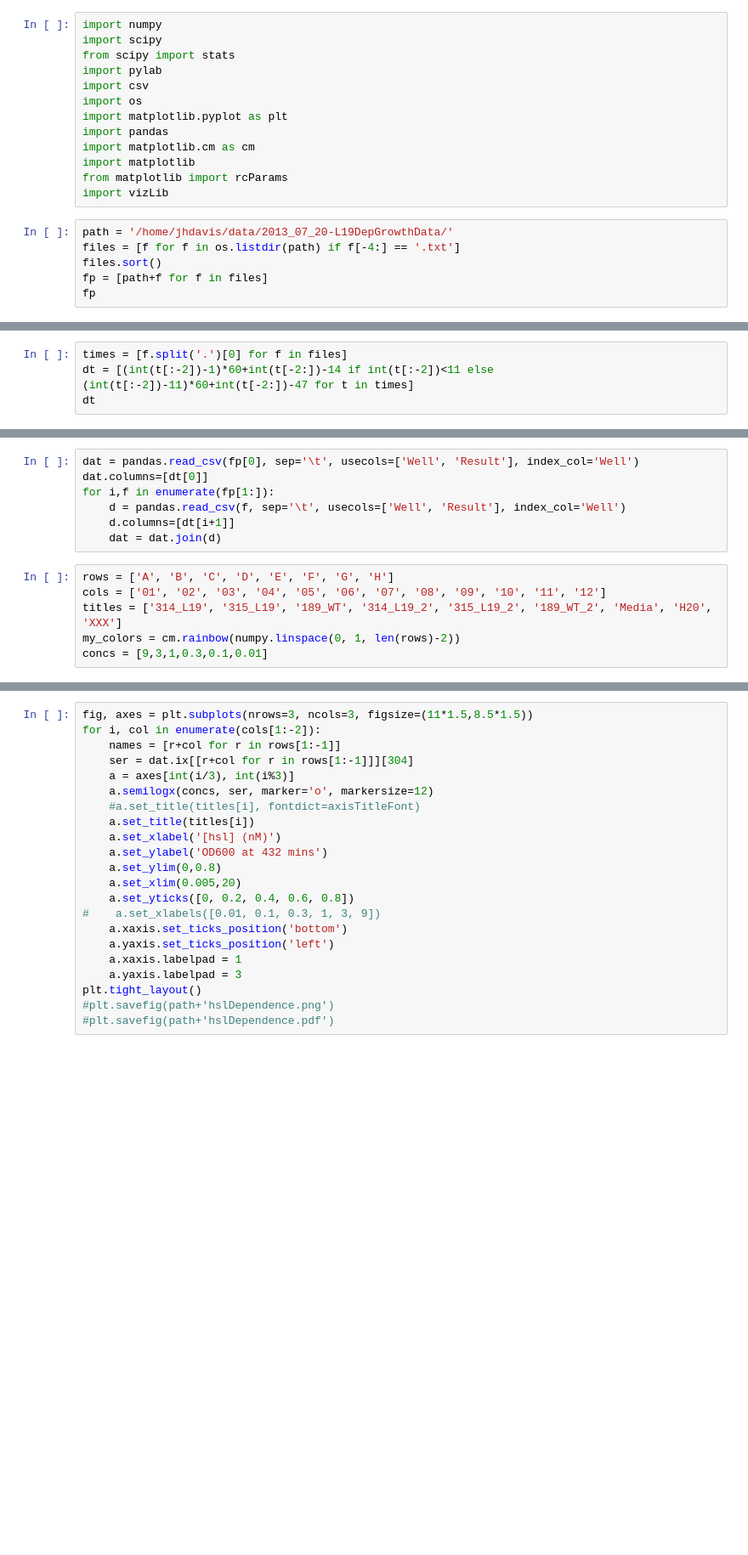
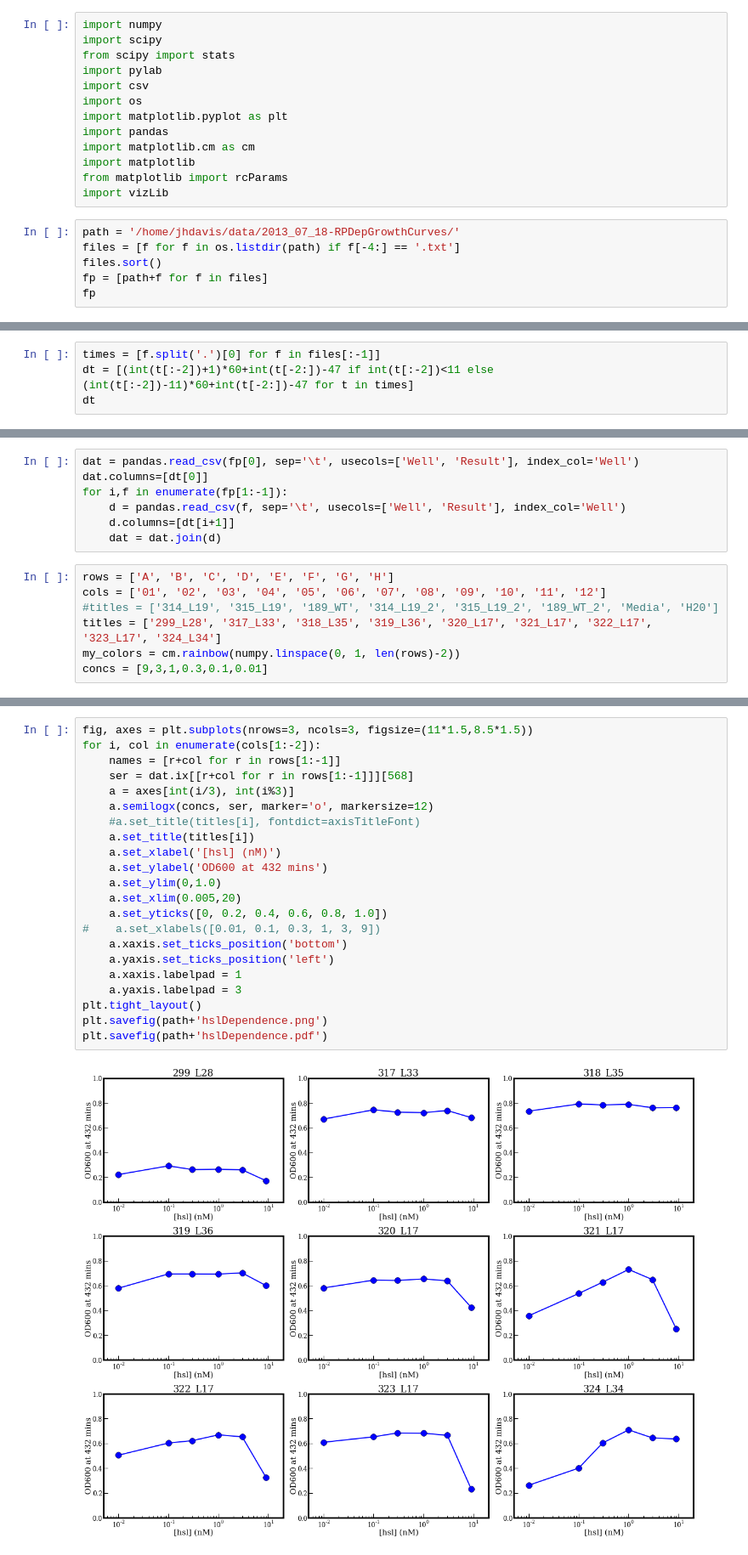
Before and after one commit to joeydavis/iPyNBs, a Jupyter notebook: drawGrowthBarGraphPandas.ipynb, the cells around one changed output, grey strips where cells are left out. Shown at 85% size. Drawn from its saved outputs; the diff is of its cells as text; blank space fills up the shorter version.

```diff
--- a/drawGrowthBarGraphPandas.ipynb
+++ b/drawGrowthBarGraphPandas.ipynb
@@ -12,7 +12,7 @@ import matplotlib
 from matplotlib import rcParams
 import vizLib
 # %%
-path = '/home/jhdavis/data/2013_07_20-L19DepGrowthData/'
+path = '/home/jhdavis/data/2013_07_18-RPDepGrowthCurves/'
 files = [f for f in os.listdir(path) if f[-4:] == '.txt']
 files.sort()
 fp = [path+f for f in files]
@@ -28,5 +36,5 @@ fp
 # %%
-times = [f.split('.')[0] for f in files]
-dt = [(int(t[:-2])-1)*60+int(t[-2:])-14 if int(t[:-2])<11 else (int(t[:-2])-11)*60+int(t[-2:])-47 for t in times]
+times = [f.split('.')[0] for f in files[:-1]]
+dt = [(int(t[:-2])+1)*60+int(t[-2:])-47 if int(t[:-2])<11 else (int(t[:-2])-11)*60+int(t[-2:])-47 for t in times]
 dt
 # %% [output]
@@ -34,14 +42,15 @@ dt
 # %%
 dat = pandas.read_csv(fp[0], sep='\t', usecols=['Well', 'Result'], index_col='Well')
 dat.columns=[dt[0]]
-for i,f in enumerate(fp[1:]):
+for i,f in enumerate(fp[1:-1]):
     d = pandas.read_csv(f, sep='\t', usecols=['Well', 'Result'], index_col='Well')
     d.columns=[dt[i+1]]
     dat = dat.join(d)
 # %%
 rows = ['A', 'B', 'C', 'D', 'E', 'F', 'G', 'H']
 cols = ['01', '02', '03', '04', '05', '06', '07', '08', '09', '10', '11', '12']
-titles = ['314_L19', '315_L19', '189_WT', '314_L19_2', '315_L19_2', '189_WT_2', 'Media', 'H20', 'XXX']
+#titles = ['314_L19', '315_L19', '189_WT', '314_L19_2', '315_L19_2', '189_WT_2', 'Media', 'H20']
+titles = ['299_L28', '317_L33', '318_L35', '319_L36', '320_L17', '321_L17', '322_L17', '323_L17', '324_L34']
 my_colors = cm.rainbow(numpy.linspace(0, 1, len(rows)-2))
 concs = [9,3,1,0.3,0.1,0.01]
 # %%
@@ -92,25 +101,27 @@ matplotlib.rc('axes', linewidth=3)
 # %%
 fig, axes = plt.subplots(nrows=3, ncols=3, figsize=(11*1.5,8.5*1.5))
 for i, col in enumerate(cols[1:-2]):
     names = [r+col for r in rows[1:-1]]
-    ser = dat.ix[[r+col for r in rows[1:-1]]][304]
+    ser = dat.ix[[r+col for r in rows[1:-1]]][568]
     a = axes[int(i/3), int(i%3)]
     a.semilogx(concs, ser, marker='o', markersize=12)
     #a.set_title(titles[i], fontdict=axisTitleFont)
     a.set_title(titles[i])
     a.set_xlabel('[hsl] (nM)')
     a.set_ylabel('OD600 at 432 mins')
-    a.set_ylim(0,0.8)
+    a.set_ylim(0,1.0)
     a.set_xlim(0.005,20)
-    a.set_yticks([0, 0.2, 0.4, 0.6, 0.8])
+    a.set_yticks([0, 0.2, 0.4, 0.6, 0.8, 1.0])
 #    a.set_xlabels([0.01, 0.1, 0.3, 1, 3, 9])
     a.xaxis.set_ticks_position('bottom')
     a.yaxis.set_ticks_position('left')
     a.xaxis.labelpad = 1
     a.yaxis.labelpad = 3
 plt.tight_layout()
-#plt.savefig(path+'hslDependence.png')
-#plt.savefig(path+'hslDependence.pdf')
+plt.savefig(path+'hslDependence.png')
+plt.savefig(path+'hslDependence.pdf')
+# %% [output]
+[figure, added]
 # %%
 scale = 12
 defaultFont = {'family' : 'serif',
```
Also changed, not shown: parts of 3 cells of this notebook.
